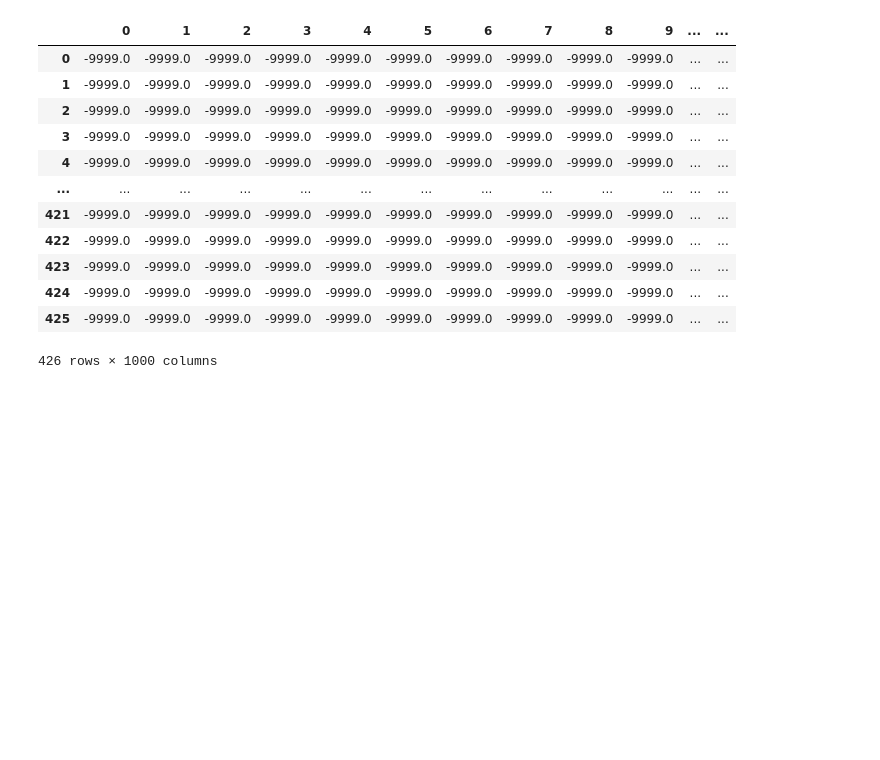
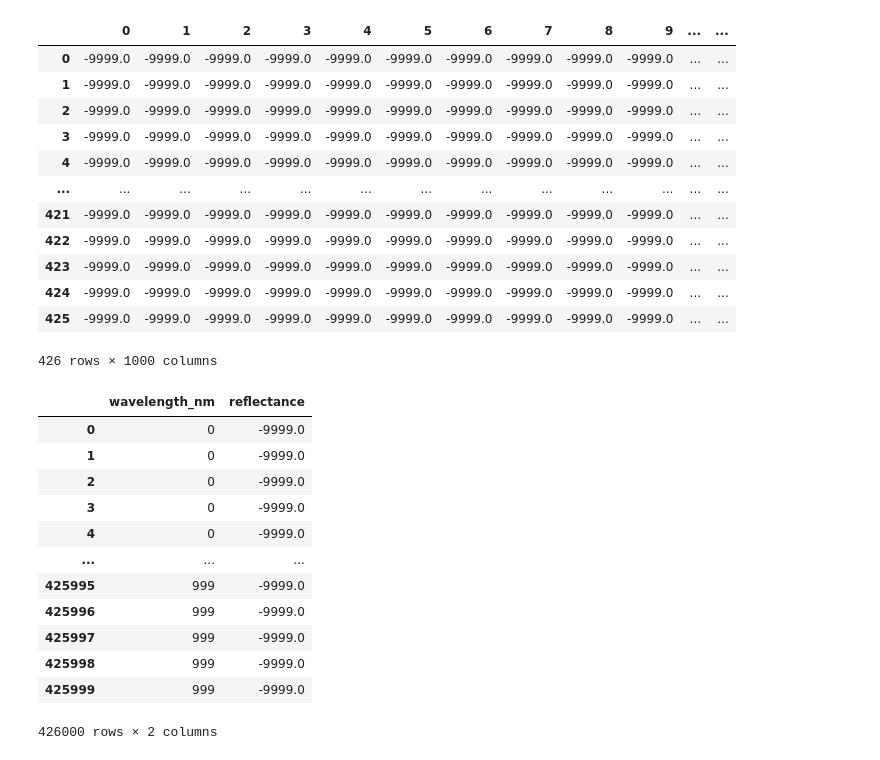
Before and after one commit to earthlab/cross-sensor-cal, a Jupyter notebook: plot_resample.ipynb, the cells around one changed output. Saved outputs shown, nothing was run; the diff lists cells and outputs as text; code cells hidden in the pictures; blank space fills up the shorter version.

```diff
--- a/plot_resample.ipynb
+++ b/plot_resample.ipynb
@@ -262,8 +262,23 @@ pd.DataFrame(spectral_data_corrected)
 # %%
 import pandas as pd
 import numpy as np
 
 # Assuming `before_df` is your initial DataFrame and you need to perform similar operations:
 #sampled_df = before_df.sample(n=50000)
 long_df = pd.melt(pd.DataFrame(spectral_data_corrected), var_name="wavelength_nm", value_name="reflectance")
 long_df['wavelength_nm'] = pd.to_numeric(long_df['wavelength_nm'])
+long_df
+# %% [output]
+|  | wavelength_nm | reflectance |
+| 0 | 0 | -9999.0 |
+| 1 | 0 | -9999.0 |
+| 2 | 0 | -9999.0 |
+| 3 | 0 | -9999.0 |
+| 4 | 0 | -9999.0 |
+| ... | ... | ... |
+| 425995 | 999 | -9999.0 |
+| 425996 | 999 | -9999.0 |
+| 425997 | 999 | -9999.0 |
+| 425998 | 999 | -9999.0 |
+| 425999 | 999 | -9999.0 |
+426000 rows × 2 columns
```
Also changed, not shown: parts of 3 cells of this notebook.
